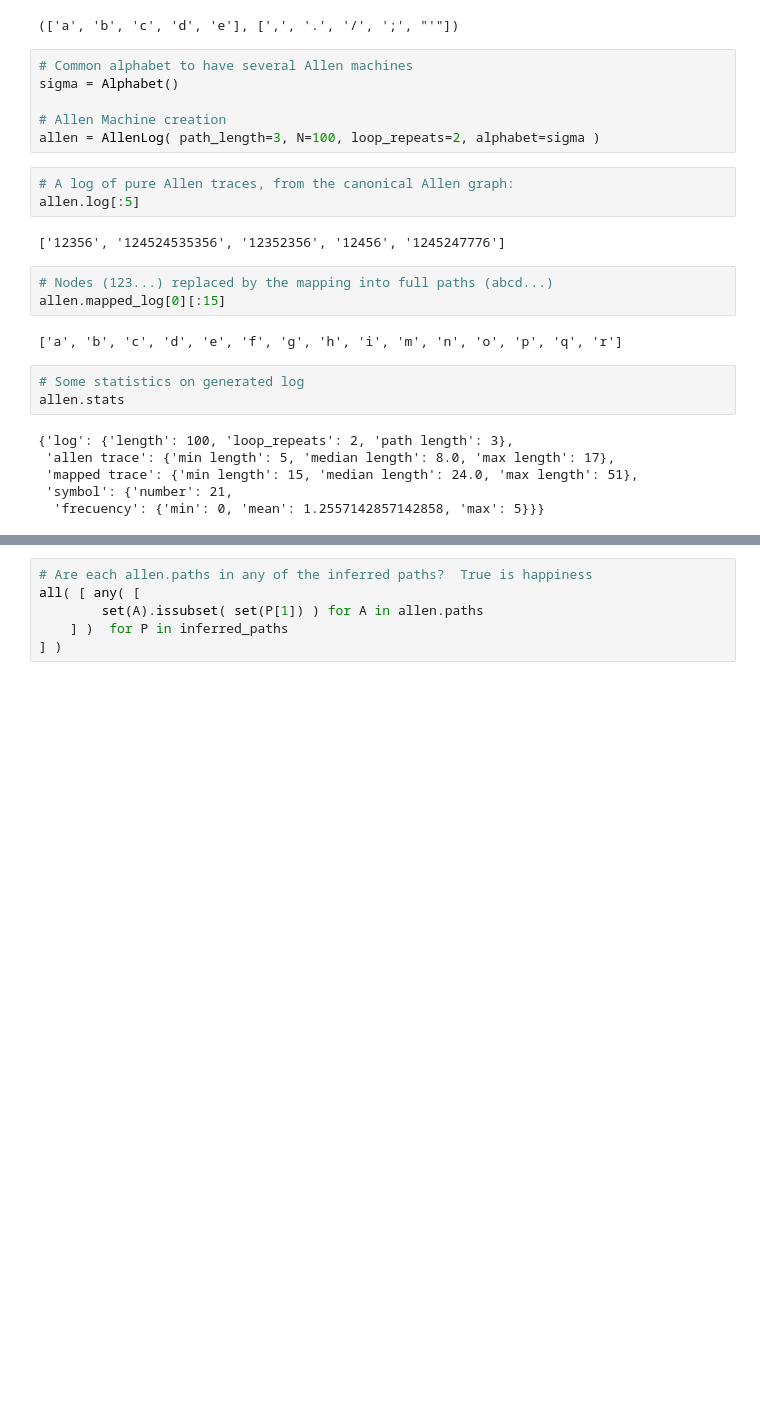
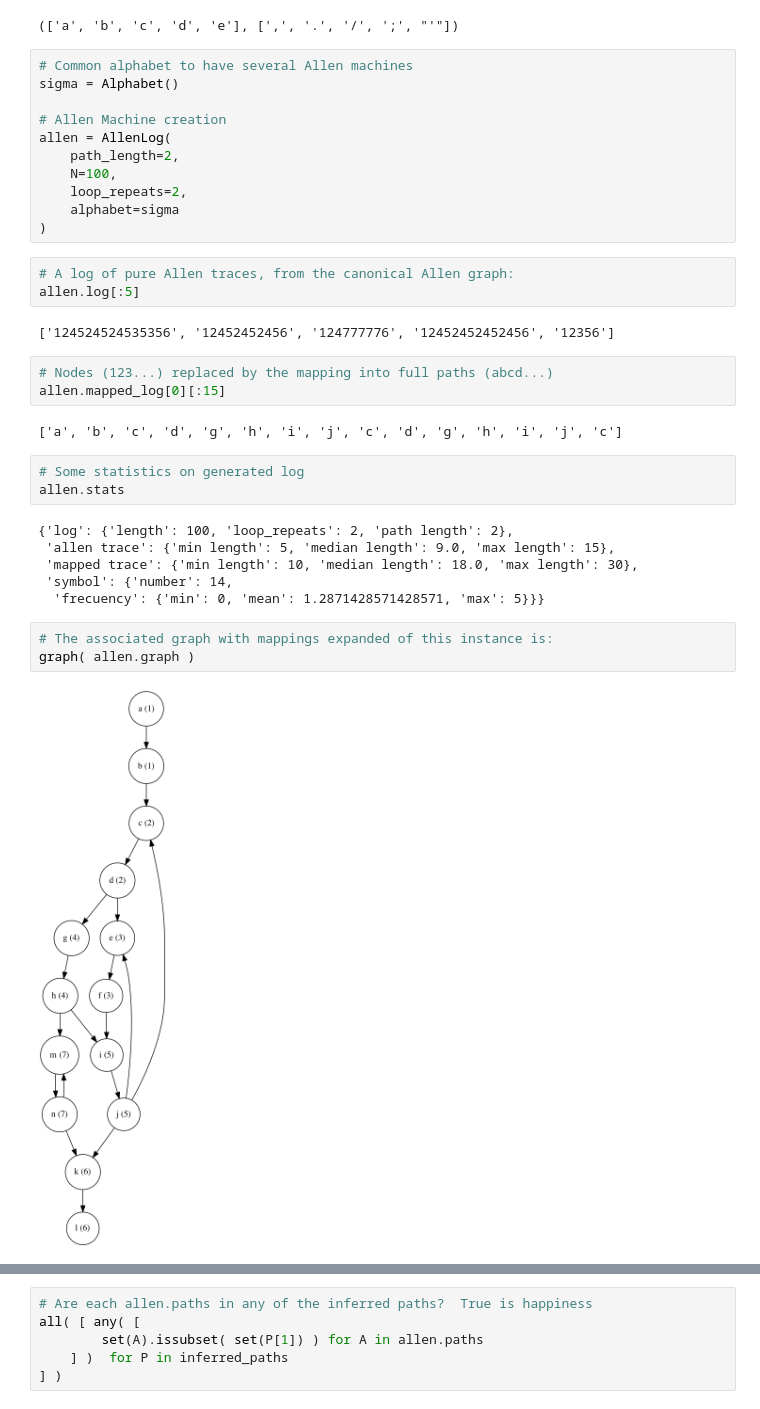
Before and after one commit to jpgil/logdelay, a Jupyter notebook: notebooks/3-synthetic-logs/2020-05-11-Allen-Graph.ipynb, the cells around one changed output, grey strips where cells are left out. Cells and saved outputs as stored; diff of their text form; blank space fills up the shorter version.

```diff
--- a/notebooks/3-synthetic-logs/2020-05-11-Allen-Graph.ipynb
+++ b/notebooks/3-synthetic-logs/2020-05-11-Allen-Graph.ipynb
@@ -201,24 +183,34 @@ toy.next(5), toy.noise(5)
 sigma = Alphabet()
 
 # Allen Machine creation
-allen = AllenLog( path_length=3, N=100, loop_repeats=2, alphabet=sigma )
+allen = AllenLog(
+    path_length=2,
+    N=100,
+    loop_repeats=2,
+    alphabet=sigma
+)
 # %%
 # A log of pure Allen traces, from the canonical Allen graph:
 allen.log[:5]
 # %% [output]
-['12356', '124524535356', '12352356', '12456', '1245247776']
+['124524524535356', '12452452456', '124777776', '12452452452456', '12356']
 # %%
 # Nodes (123...) replaced by the mapping into full paths (abcd...)
 allen.mapped_log[0][:15]
 # %% [output]
-['a', 'b', 'c', 'd', 'e', 'f', 'g', 'h', 'i', 'm', 'n', 'o', 'p', 'q', 'r']
+['a', 'b', 'c', 'd', 'g', 'h', 'i', 'j', 'c', 'd', 'g', 'h', 'i', 'j', 'c']
 # %%
 # Some statistics on generated log
 allen.stats
 # %% [output]
-{'log': {'length': 100, 'loop_repeats': 2, 'path length': 3},
- 'allen trace': {'min length': 5, 'median length': 8.0, 'max length': 17},
- 'mapped trace': {'min length': 15, 'median length': 24.0, 'max length': 51},
- 'symbol': {'number': 21,
-  'frecuency': {'min': 0, 'mean': 1.2557142857142858, 'max': 5}}}
+{'log': {'length': 100, 'loop_repeats': 2, 'path length': 2},
+ 'allen trace': {'min length': 5, 'median length': 9.0, 'max length': 15},
+ 'mapped trace': {'min length': 10, 'median length': 18.0, 'max length': 30},
+ 'symbol': {'number': 14,
+  'frecuency': {'min': 0, 'mean': 1.2871428571428571, 'max': 5}}}
+# %%
+# The associated graph with mappings expanded of this instance is:
+graph( allen.graph )
+# %% [output]
+[figure, added]
 # %% [markdown]
```
Also changed, not shown: parts of 15 cells of this notebook, 1 other file.
